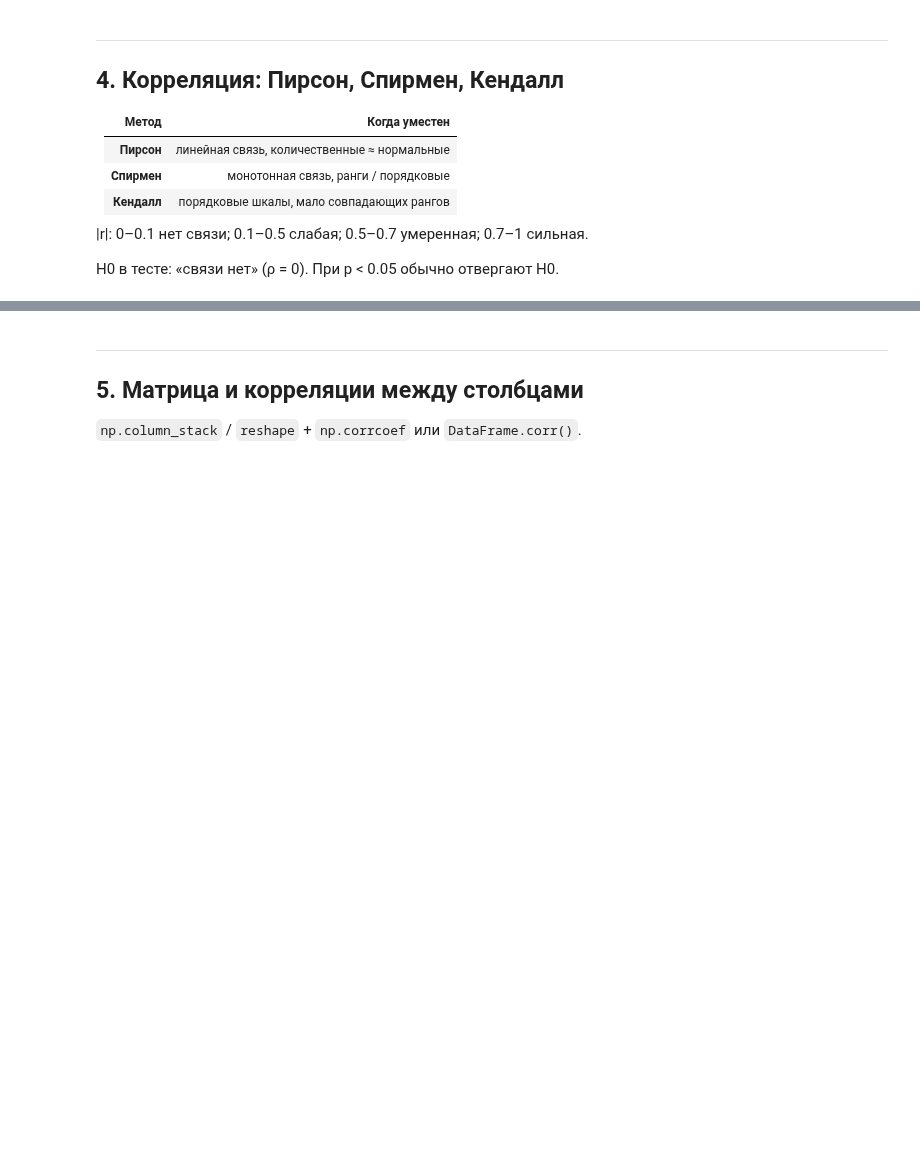
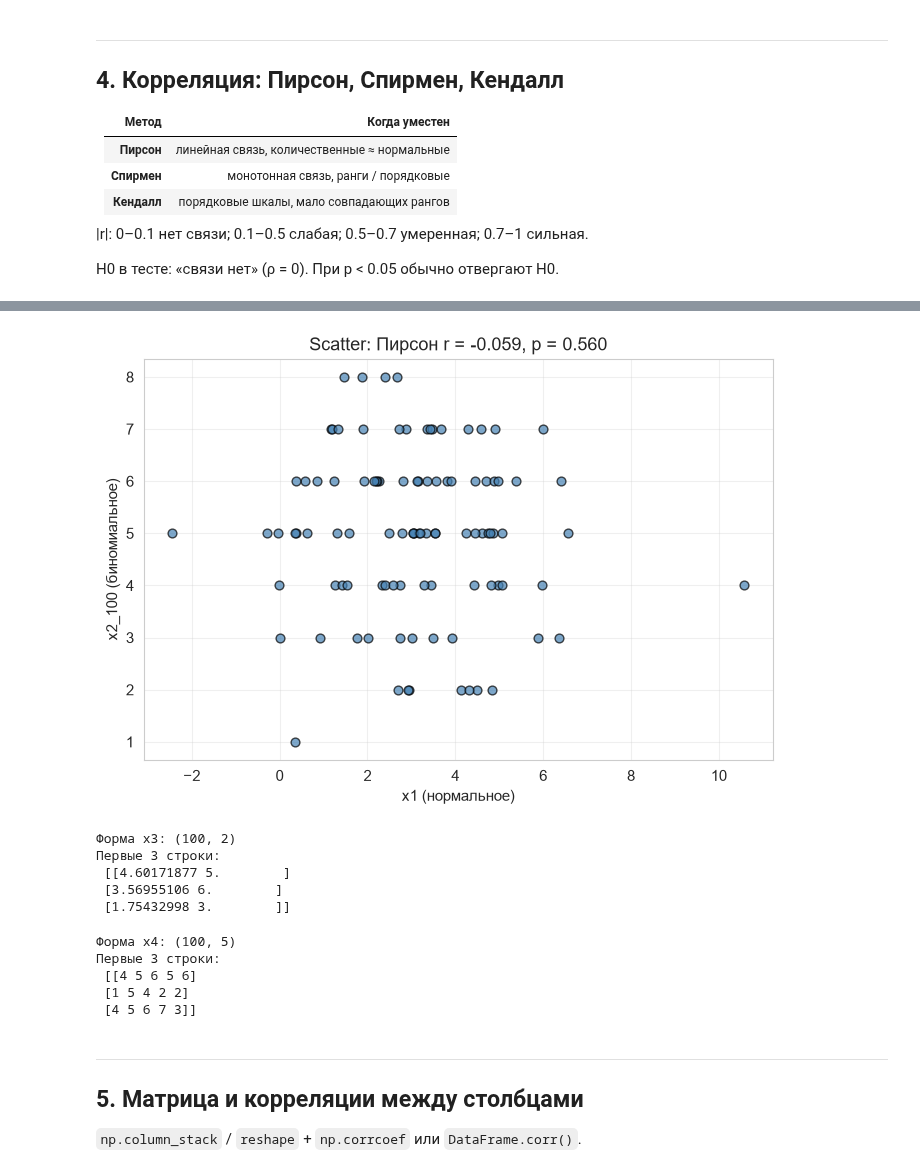
Before and after one commit to Qweeckusha/big_data_vvsu, a Jupyter notebook: practices/lab5/Task_05_Correlation_Python.ipynb, the cells around one changed output, grey strips where cells are left out. Cells and saved outputs as stored; diff of their text form; code cells hidden in the pictures; blank space fills up the shorter version.

```diff
--- a/practices/lab5/Task_05_Correlation_Python.ipynb
+++ b/practices/lab5/Task_05_Correlation_Python.ipynb
@@ -106,12 +172,34 @@ print(f"Кендалл : r = {r_k:.4f}, p = {p_k:.4g}")
 # %%
 plt.figure(figsize=(7, 5))
-plt.scatter(x, y, alpha=0.7, edgecolors="black", s=40)
-plt.xlabel("x")
-plt.ylabel("y")
-plt.title(f"Scatter: Пирсон r = {r_p:.3f}")
+plt.scatter(x1, x2_100, alpha=0.7, edgecolors="black", s=40, color="steelblue")
+plt.xlabel("x1 (нормальное)")
+plt.ylabel("x2_100 (биномиальное)")
+plt.title(f"Scatter: Пирсон r = {r_p:.3f}, p = {p_p:.3f}")
 plt.grid(True, alpha=0.3)
 plt.tight_layout()
 plt.show()
+# %% [output]
+[figure, added]
+# %%
+x3 = np.column_stack([x1, x2_100])
+print("Форма x3:", x3.shape)
+print("Первые 3 строки:\n", x3[:3])
+# %% [output]
+Форма x3: (100, 2)
+Первые 3 строки:
+ [[4.60171877 5.        ]
+ [3.56955106 6.        ]
+ [1.75432998 3.        ]]
+# %%
+x4 = x2.reshape(100, 5)   # 500 / 5 = 100 строк, 5 столбцов
+print("Форма x4:", x4.shape)
+print("Первые 3 строки:\n", x4[:3])
+# %% [output]
+Форма x4: (100, 5)
+Первые 3 строки:
+ [[4 5 6 5 6]
+ [1 5 4 2 2]
+ [4 5 6 7 3]]
 # %% [markdown]
 ---
 ## 5. Матрица и корреляции между столбцами
```
Also changed, not shown: parts of 19 cells of this notebook, 1 other file.
